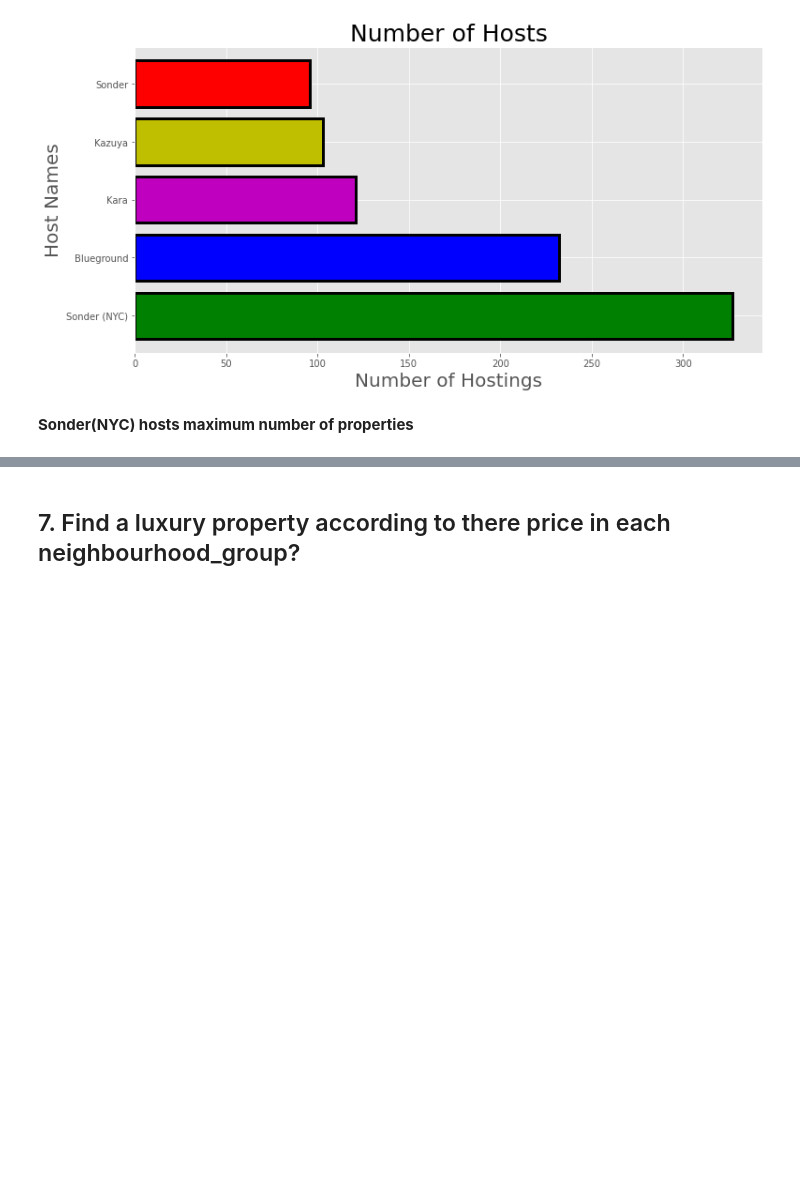
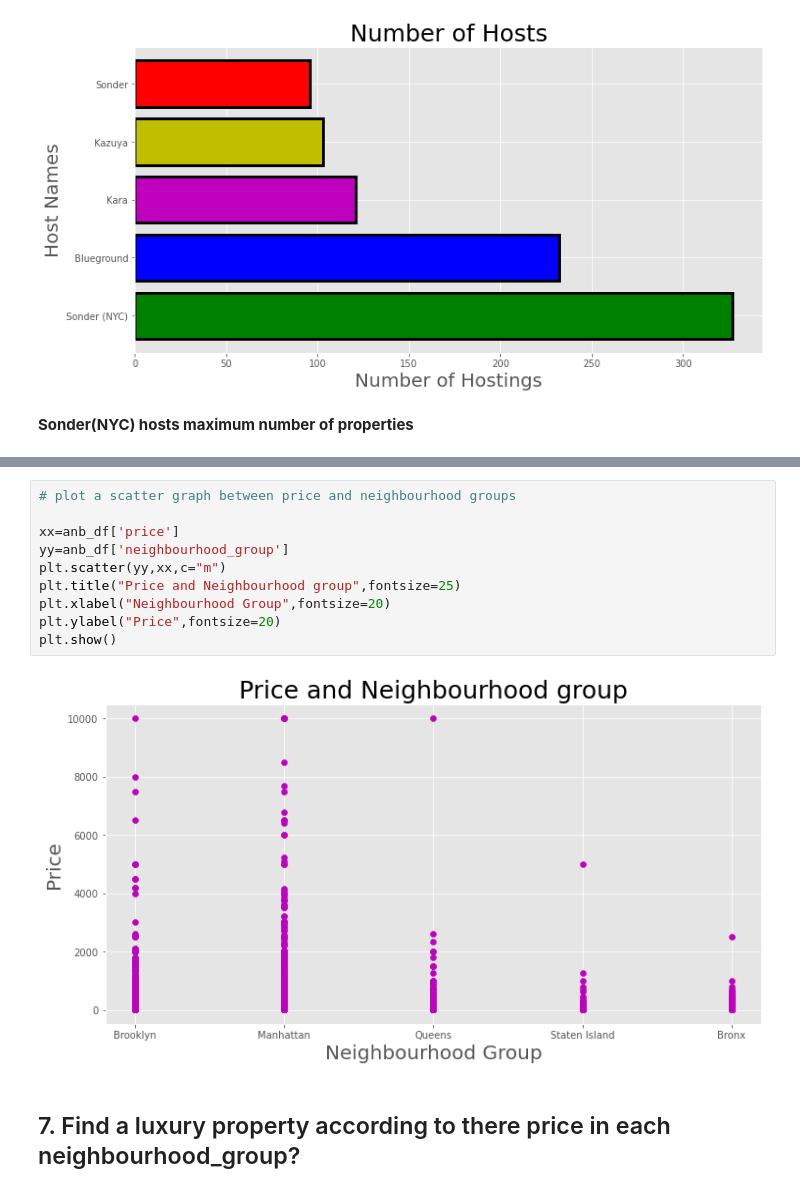
Before and after one commit to tarun422/AirBnb-Data-Analysis, a Jupyter notebook: AirBnb_Booking_Analysis.ipynb, the cells around one changed output, grey strips where cells are left out. Drawn from its saved outputs; the diff is of its cells as text; blank space fills up the shorter version.

```diff
--- a/AirBnb_Booking_Analysis.ipynb
+++ b/AirBnb_Booking_Analysis.ipynb
@@ -531,3 +531,15 @@ plt.show()
+# %%
+# plot a scatter graph between price and neighbourhood groups
+
+xx=anb_df['price']
+yy=anb_df['neighbourhood_group']
+plt.scatter(yy,xx,c="m")
+plt.title("Price and Neighbourhood group",fontsize=25)
+plt.xlabel("Neighbourhood Group",fontsize=20)
+plt.ylabel("Price",fontsize=20)
+plt.show()
+# %% [output]
+[figure, added]
 # %% [markdown]
 ## 7. Find a luxury property according to there price in each neighbourhood_group?
 # %%
```
Also changed, not shown: parts of 4 cells of this notebook.
